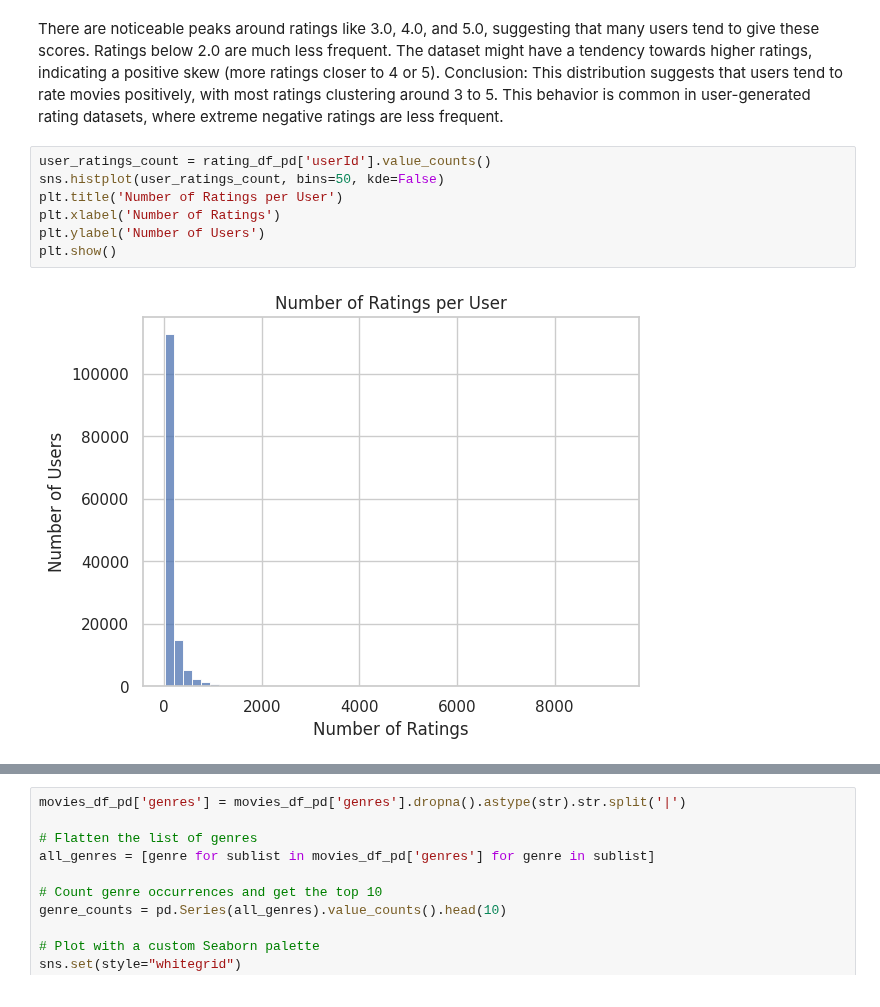
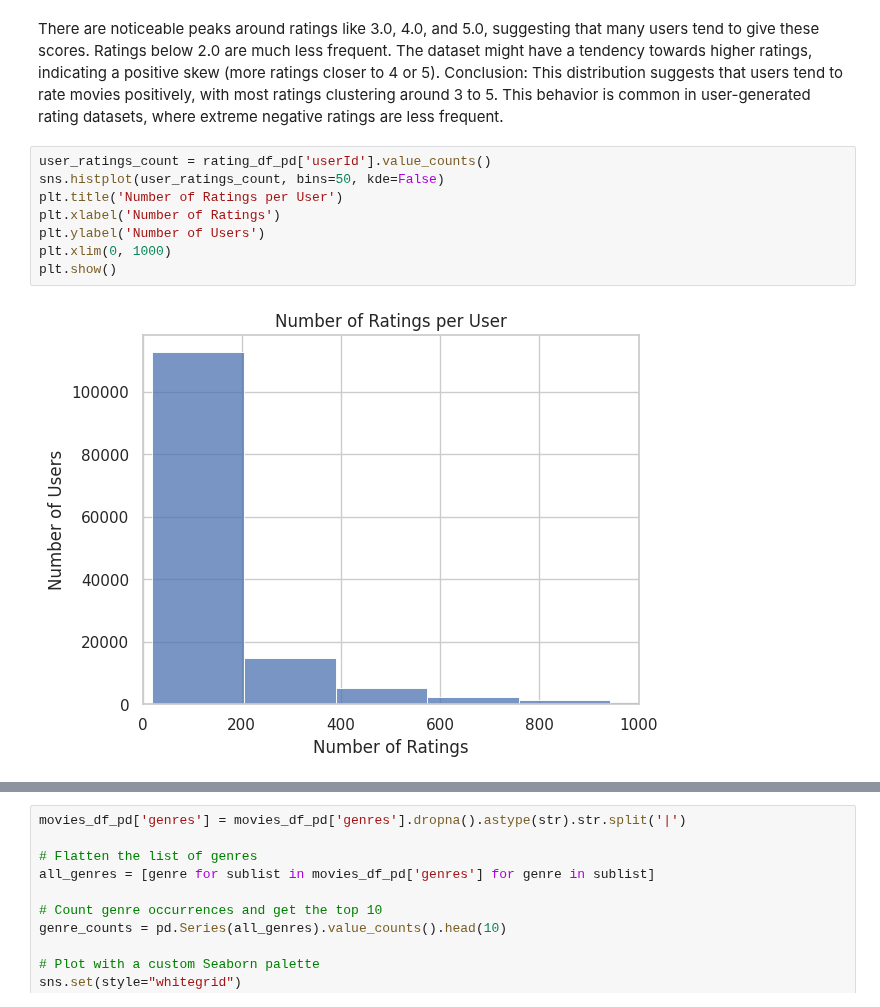
Before and after one commit to emanueleiacca/ADM-HW4, a Jupyter notebook: DataPreparation.ipynb, the cells around one changed output, grey strips where cells are left out. Drawn from its saved outputs; the diff is of its cells as text.

```diff
--- a/DataPreparation.ipynb
+++ b/DataPreparation.ipynb
@@ -544,9 +544,10 @@ This distribution suggests that users tend to rate movies positively, with most
 # %%
 user_ratings_count = rating_df_pd['userId'].value_counts()
 sns.histplot(user_ratings_count, bins=50, kde=False)
 plt.title('Number of Ratings per User')
 plt.xlabel('Number of Ratings')
 plt.ylabel('Number of Users')
+plt.xlim(0, 1000)
 plt.show()
 # %% [output]
-[figure, old version]
+[figure, new version]
```
Also changed, not shown: parts of 2 cells of this notebook.
